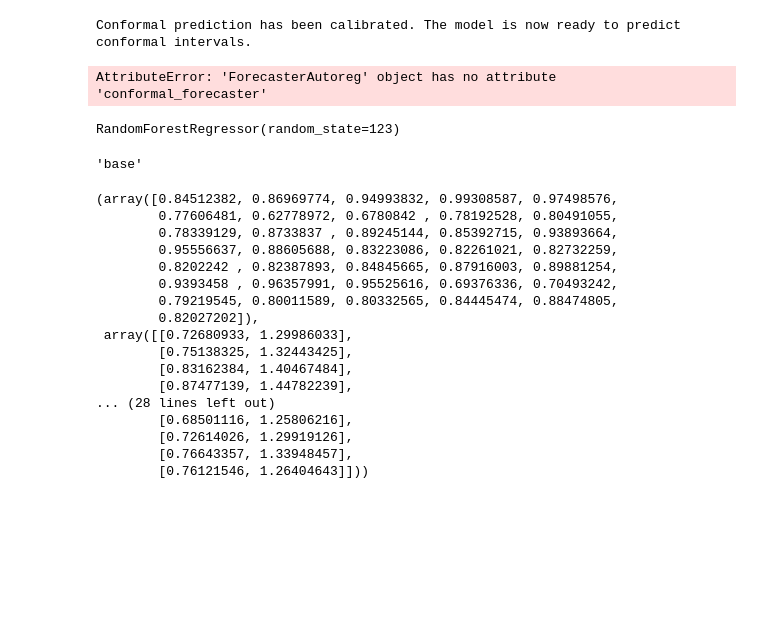
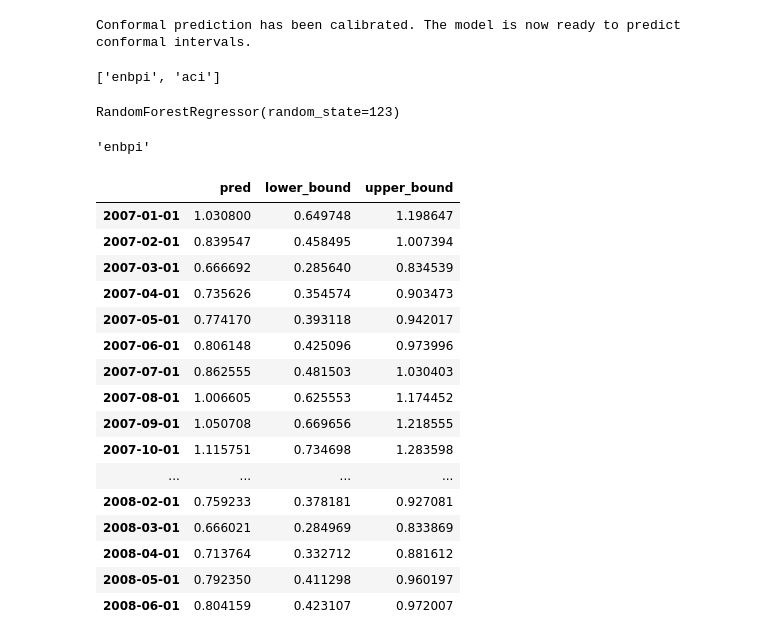
Before and after one commit to dweprinz/skforecast, a Jupyter notebook: conformal.ipynb, the cells around one changed output. Cells and saved outputs as stored; diff of their text form; code cells hidden in the pictures; blank space fills up the shorter version.

```diff
--- a/conformal.ipynb
+++ b/conformal.ipynb
@@ -166,8 +166,8 @@ forecaster.calibrate_conformal(data_cal['y'])
 # %% [output]
 Conformal prediction has been calibrated. The model is now ready to predict conformal intervals.
 # %%
-forecaster.conformal_forecaster.valid_methods_
+forecaster.regressor_conformal.valid_methods_
 # %% [output]
-AttributeError: 'ForecasterAutoreg' object has no attribute 'conformal_forecaster'
+['enbpi', 'aci']
 # %%
 # see estimator
@@ -175,32 +175,33 @@ forecaster.conformal_forecaster.estimator
 # %% [output]
 RandomForestRegressor(random_state=123)
 # %%
-forecaster.conformal_forecaster.method  # this should be aci, I patch it by reassigning 'aci' to it.
+forecaster.regressor_conformal.method  # this should be aci, I patch it by reassigning 'aci' to it.
 # %% [output]
-'base'
+'enbpi'
 # %%
 # Predictions
 # ==============================================================================
-steps = 36
-predictions = forecaster.predict_conformal_interval(steps=steps, desired_coverage= 0.9,
-                                                    adaptiveness = 'medium')
+steps = int(steps / 2)
+predictions = forecaster.predict_conformal_interval(steps=steps,
+                                                    last_window = data_cal['y'],
+                                                    desired_coverage= 0.9)
 predictions
 # %% [output]
-(array([0.84512382, 0.86969774, 0.94993832, 0.99308587, 0.97498576,
-        0.77606481, 0.62778972, 0.6780842 , 0.78192528, 0.80491055,
-        0.78339129, 0.8733837 , 0.89245144, 0.85392715, 0.93893664,
-        0.95556637, 0.88605688, 0.83223086, 0.82261021, 0.82732259,
-        0.8202242 , 0.82387893, 0.84845665, 0.87916003, 0.89881254,
-        0.9393458 , 0.96357991, 0.95525616, 0.69376336, 0.70493242,
-        0.79219545, 0.80011589, 0.80332565, 0.84445474, 0.88474805,
-        0.82027202]),
- array([[0.72680933, 1.29986033],
-        [0.75138325, 1.32443425],
-        [0.83162384, 1.40467484],
-        [0.87477139, 1.44782239],
-... (28 lines left out)
-        [0.68501116, 1.25806216],
-        [0.72614026, 1.29919126],
-        [0.76643357, 1.33948457],
-        [0.76121546, 1.26404643]]))
+|  | pred | lower_bound | upper_bound |
+| 2007-01-01 | 1.030800 | 0.649748 | 1.198647 |
+| 2007-02-01 | 0.839547 | 0.458495 | 1.007394 |
+| 2007-03-01 | 0.666692 | 0.285640 | 0.834539 |
+| 2007-04-01 | 0.735626 | 0.354574 | 0.903473 |
+| 2007-05-01 | 0.774170 | 0.393118 | 0.942017 |
+| 2007-06-01 | 0.806148 | 0.425096 | 0.973996 |
+| 2007-07-01 | 0.862555 | 0.481503 | 1.030403 |
+| 2007-08-01 | 1.006605 | 0.625553 | 1.174452 |
+| 2007-09-01 | 1.050708 | 0.669656 | 1.218555 |
+| 2007-10-01 | 1.115751 | 0.734698 | 1.283598 |
+| ... | ... | ... | ... |
+| 2008-02-01 | 0.759233 | 0.378181 | 0.927081 |
+| 2008-03-01 | 0.666021 | 0.284969 | 0.833869 |
+| 2008-04-01 | 0.713764 | 0.332712 | 0.881612 |
+| 2008-05-01 | 0.792350 | 0.411298 | 0.960197 |
+| 2008-06-01 | 0.804159 | 0.423107 | 0.972007 |
 # %%
```
Also changed, not shown: parts of 8 cells of this notebook, 1 other file.
